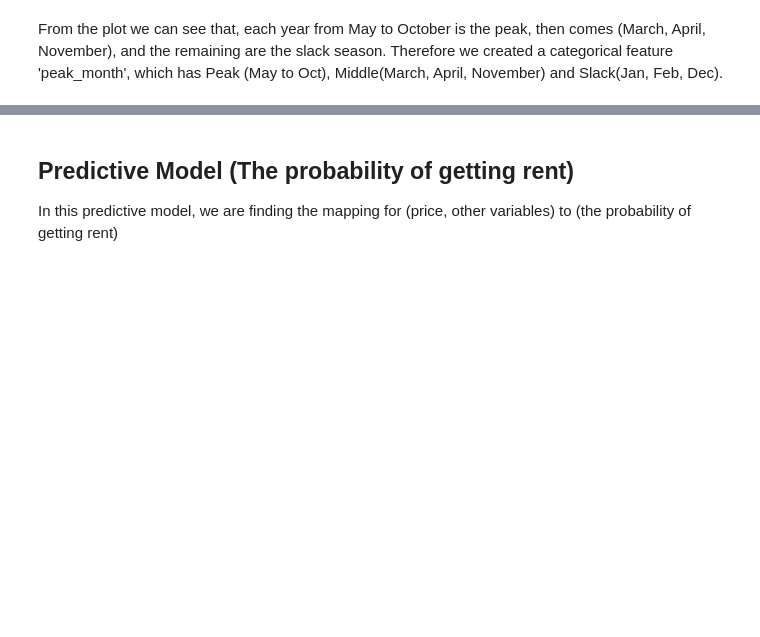
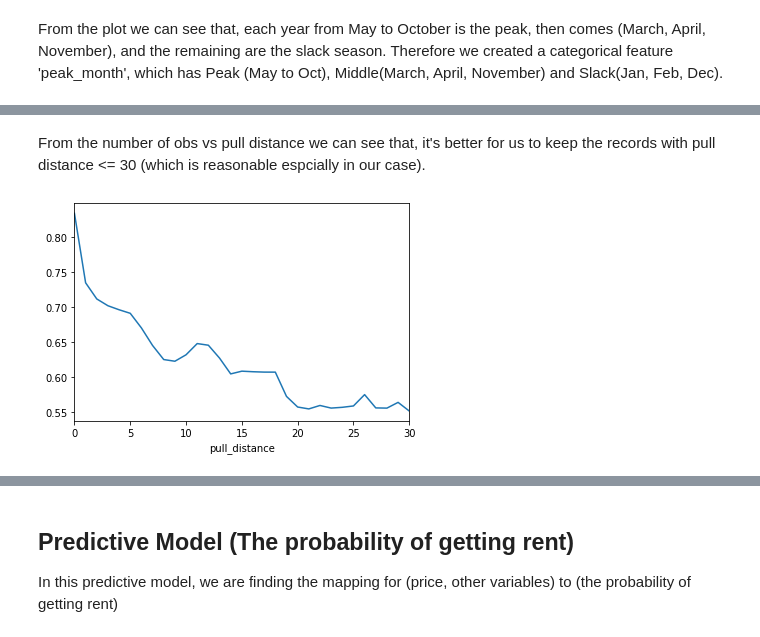
Before and after one commit to YimingXu1213/AirbnbPricing, a Jupyter notebook: Model/EDA_baselineModel.ipynb, the cells around one changed output, grey strips where cells are left out. Cells and saved outputs as stored; diff of their text form; code cells hidden in the pictures; blank space fills up the shorter version.

```diff
--- a/Model/EDA_baselineModel.ipynb
+++ b/Model/EDA_baselineModel.ipynb
@@ -121,0 +163,9 @@ df_clean['peak_month'] = df_clean['month'].apply(classify_month)
+# %% [markdown]
+From the number of obs vs pull distance we can see that, it's better for us to keep the records with pull distance <= 30 (which is reasonable espcially in our case).
+# %%
+df_clean_pre = df_clean
+df_clean = df_clean[df_clean.pull_distance <= 30]
+dayPullDistance= df_clean.groupby('pull_distance')['unavailable'].mean()
+dayPullDistance.plot();
+# %% [output]
+[figure, added]
```
Also changed, not shown: parts of 20 cells of this notebook.
